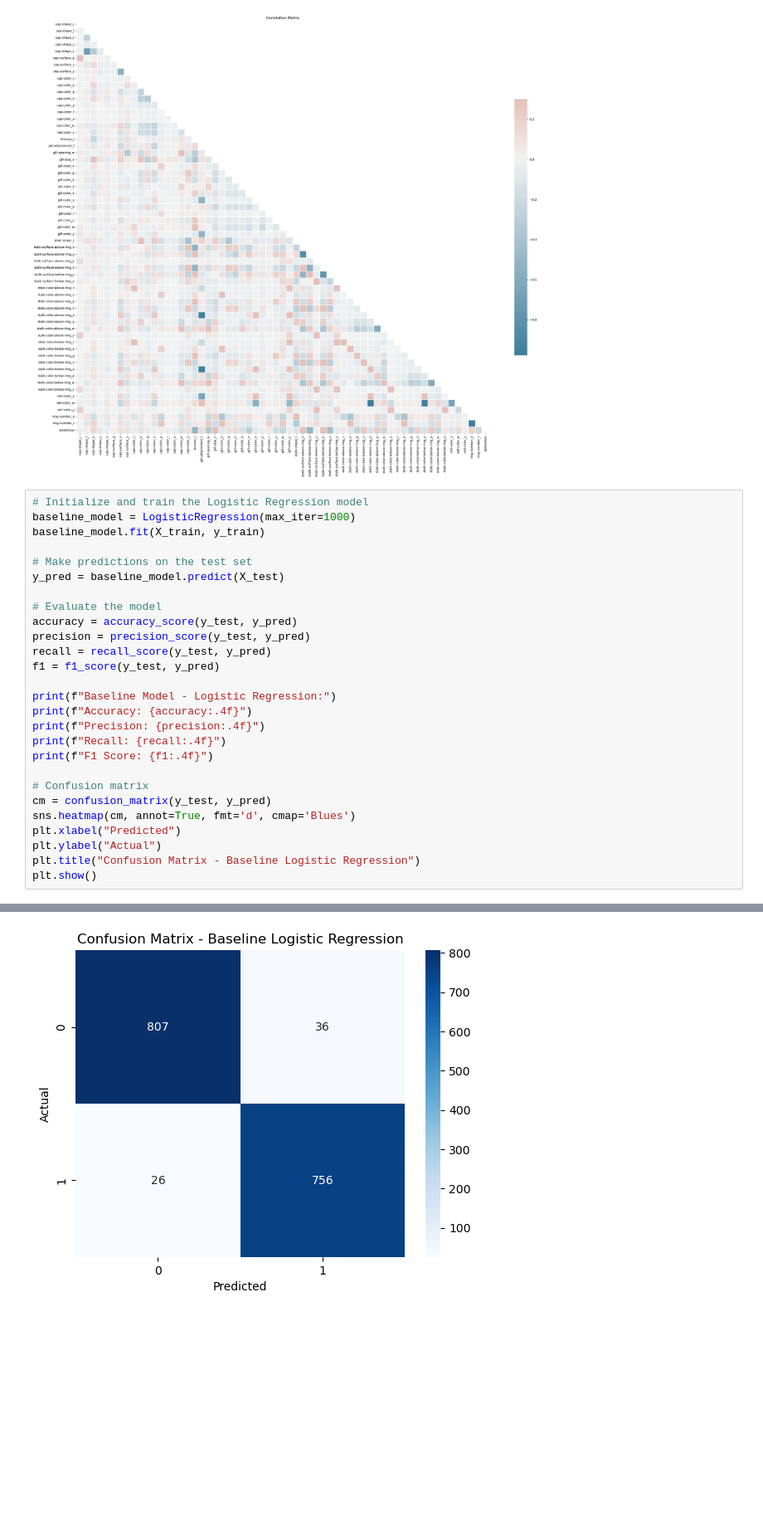
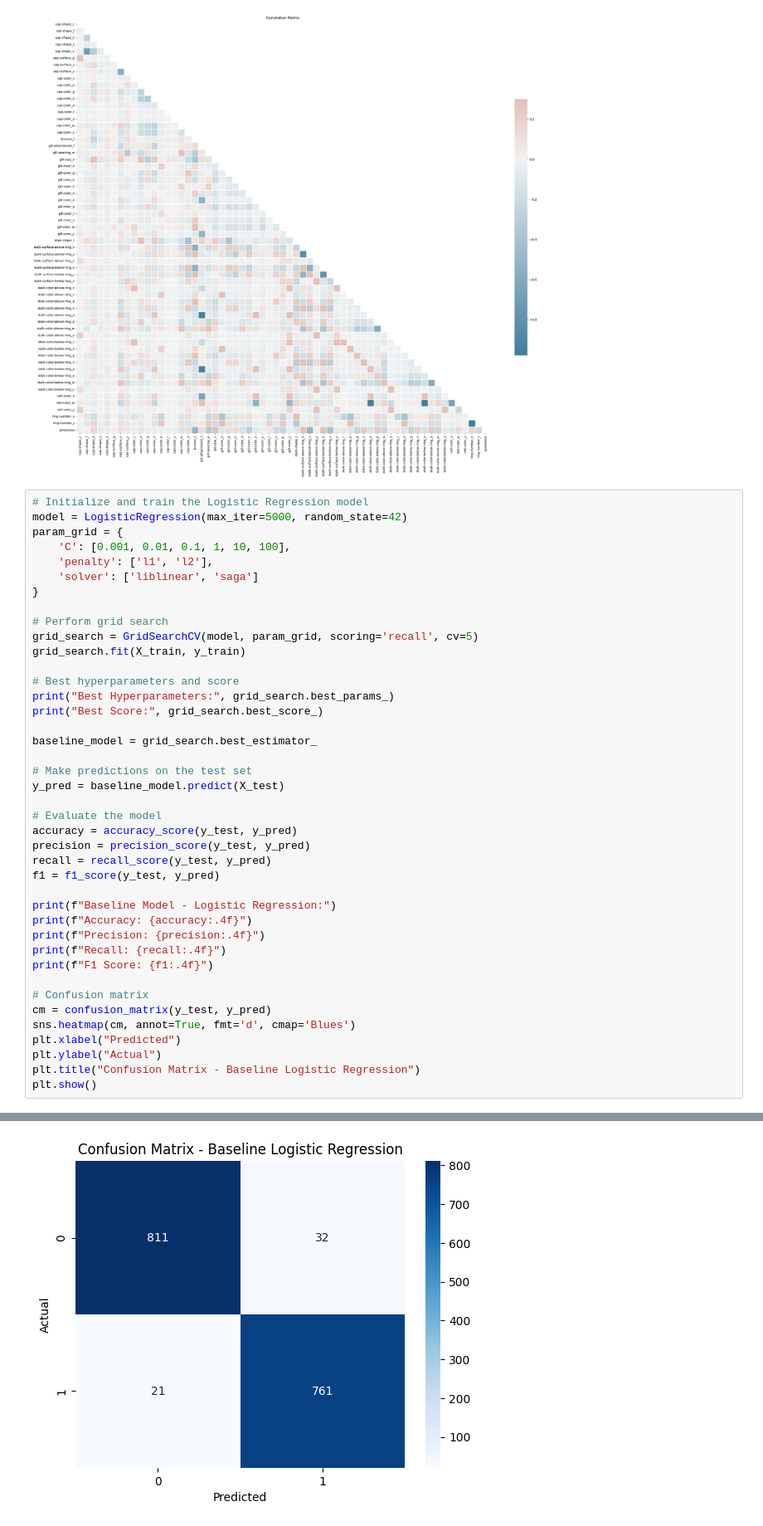
Before and after one commit to thomascl24/data207-mushrooms, a Jupyter notebook: mushroom.ipynb, the cells around one changed output, grey strips where cells are left out. Shown at 83% size. Saved outputs shown, nothing was run; the diff lists cells and outputs as text; blank space fills up the shorter version.

Commit message:
added hyper-parameter tuning for the baseline models to improve recall

```diff
--- a/mushroom.ipynb
+++ b/mushroom.ipynb
@@ -222,8 +239,22 @@ plt.show()
 [figure]
 # %%
 # Initialize and train the Logistic Regression model
-baseline_model = LogisticRegression(max_iter=1000)
-baseline_model.fit(X_train, y_train)
+model = LogisticRegression(max_iter=5000, random_state=42)
+param_grid = {
+    'C': [0.001, 0.01, 0.1, 1, 10, 100],
+    'penalty': ['l1', 'l2'],
+    'solver': ['liblinear', 'saga']
+}
+
+# Perform grid search
+grid_search = GridSearchCV(model, param_grid, scoring='recall', cv=5)
+grid_search.fit(X_train, y_train)
+
+# Best hyperparameters and score
+print("Best Hyperparameters:", grid_search.best_params_)
+print("Best Score:", grid_search.best_score_)
+
+baseline_model = grid_search.best_estimator_
 
 # Make predictions on the test set
 y_pred = baseline_model.predict(X_test)
@@ -256,4 +289,4 @@ F1 Score: 0.9606
-[figure, old version]
+[figure, new version]
 # %%
 # prompt: generate a decision tree baseline_model_2 which fits X_train and Y_train
 
```
Also changed, not shown: parts of 7 cells of this notebook.
